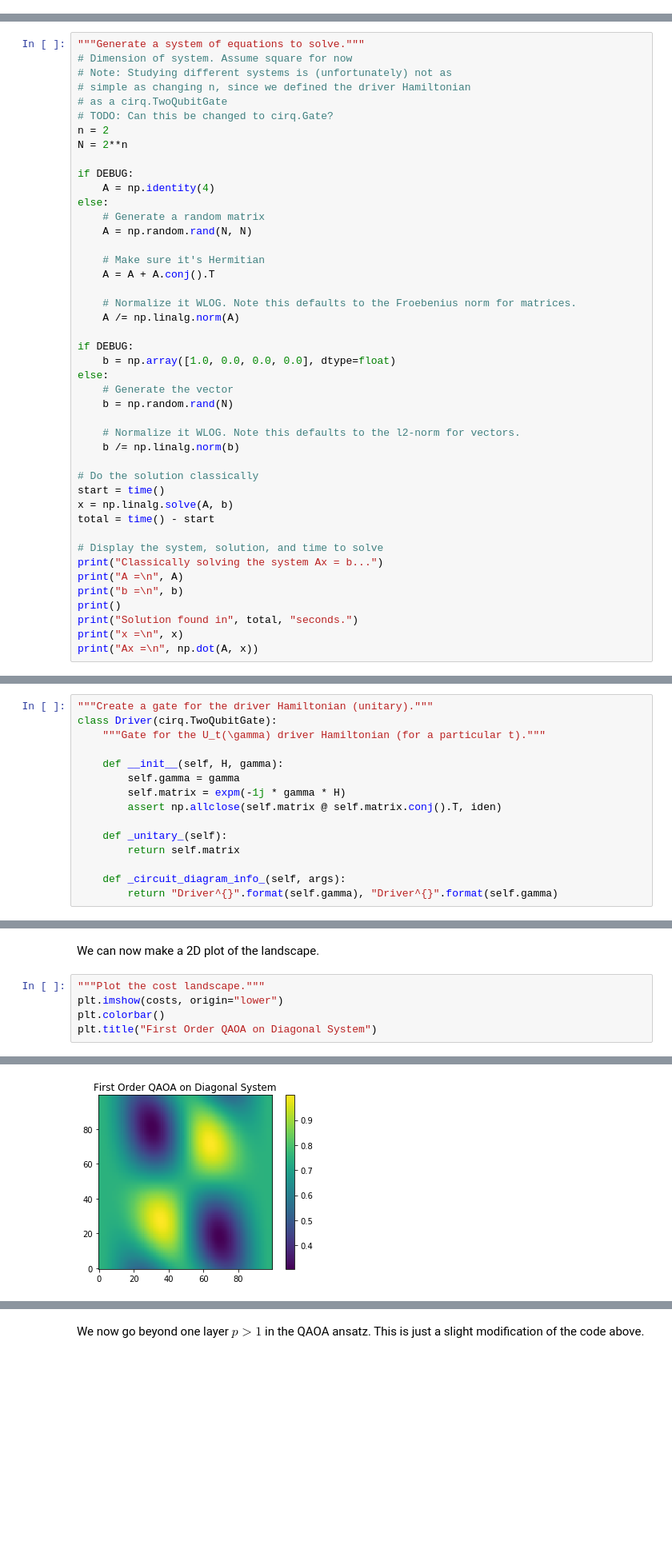
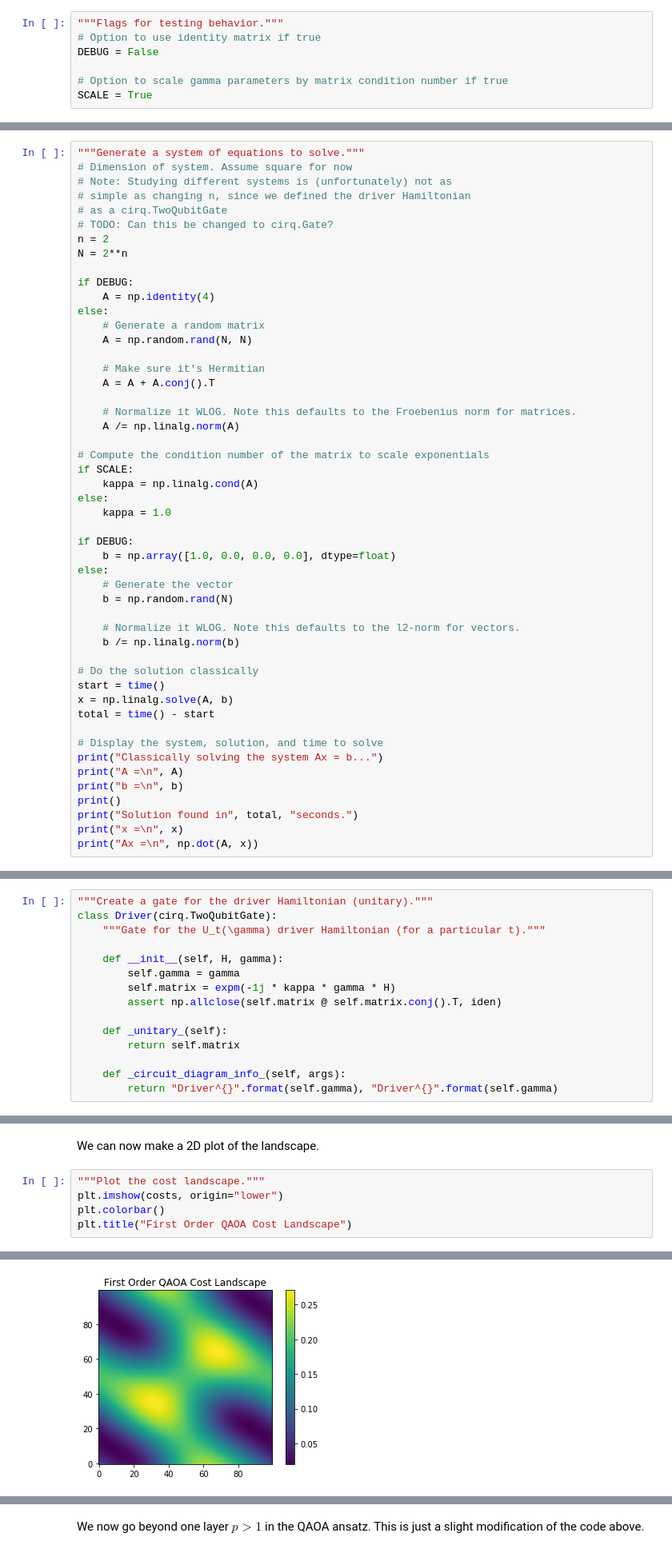
Before and after one commit to rmlarose/vls, a Jupyter notebook: qaoa/vls-via-qaoa.ipynb, the cells around one changed output, grey strips where cells are left out. Shown at 80% size. Cells and saved outputs as stored; diff of their text form; blank space fills up the shorter version.

Commit message:
Added option to scale gamma parameters by condition number of matrix.

```diff
--- a/qaoa/vls-via-qaoa.ipynb
+++ b/qaoa/vls-via-qaoa.ipynb
@@ -30,3 +27,10 @@ DEBUG = True
+# %%
+"""Flags for testing behavior."""
+# Option to use identity matrix if true
+DEBUG = False
+
+# Option to scale gamma parameters by matrix condition number if true
+SCALE = True
 # %% [markdown]
 ## Preliminaries
 # %% [markdown]
@@ -147,6 +151,12 @@ else:
 
     # Normalize it WLOG. Note this defaults to the Froebenius norm for matrices.
     A /= np.linalg.norm(A)
+
+# Compute the condition number of the matrix to scale exponentials
+if SCALE:
+    kappa = np.linalg.cond(A)
+else:
+    kappa = 1.0
 
 if DEBUG:
     b = np.array([1.0, 0.0, 0.0, 0.0], dtype=float)
@@ -222,7 +232,7 @@ class Driver(cirq.TwoQubitGate):
 
     def __init__(self, H, gamma):
         self.gamma = gamma
-        self.matrix = expm(-1j * gamma * H)
+        self.matrix = expm(-1j * kappa * gamma * H)
         assert np.allclose(self.matrix @ self.matrix.conj().T, iden)
 
     def _unitary_(self):
@@ -353,5 +356,5 @@ We can now make a 2D plot of the landscape.
 """Plot the cost landscape."""
 plt.imshow(costs, origin="lower")
 plt.colorbar()
-plt.title("First Order QAOA on Diagonal System")
+plt.title("First Order QAOA Cost Landscape")
 # %% [output]
@@ -359,4 +362,4 @@ Text(0.5,1,'First Order QAOA on Diagonal System')
-[figure, old version]
+[figure, new version]
 # %%
 """See the quantum solution."""
 # Get the wavefunction at the best angles
```
Also changed, not shown: parts of 11 cells of this notebook.
